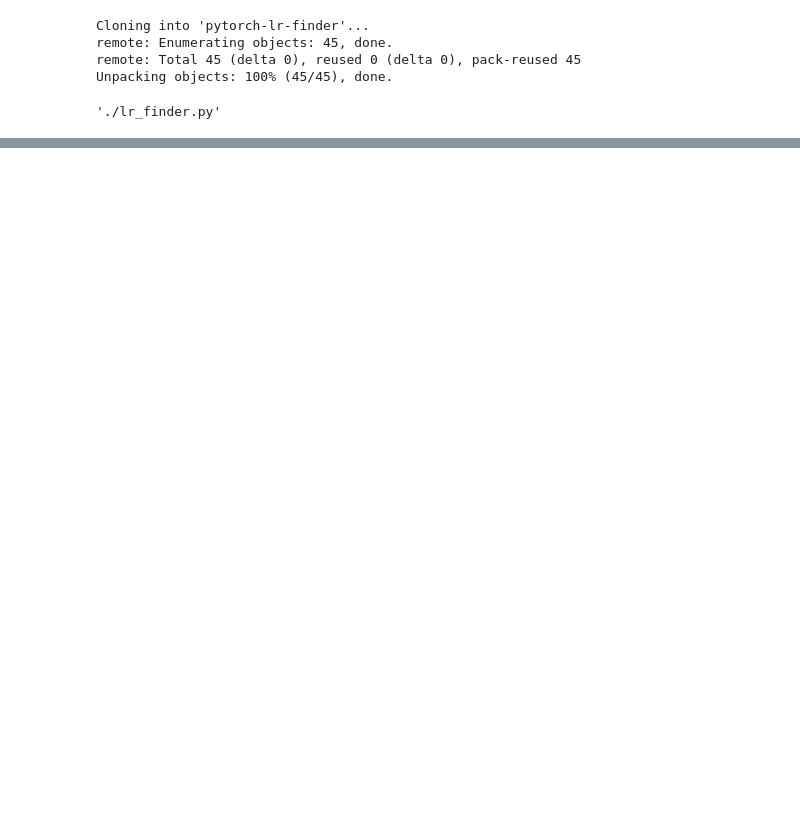
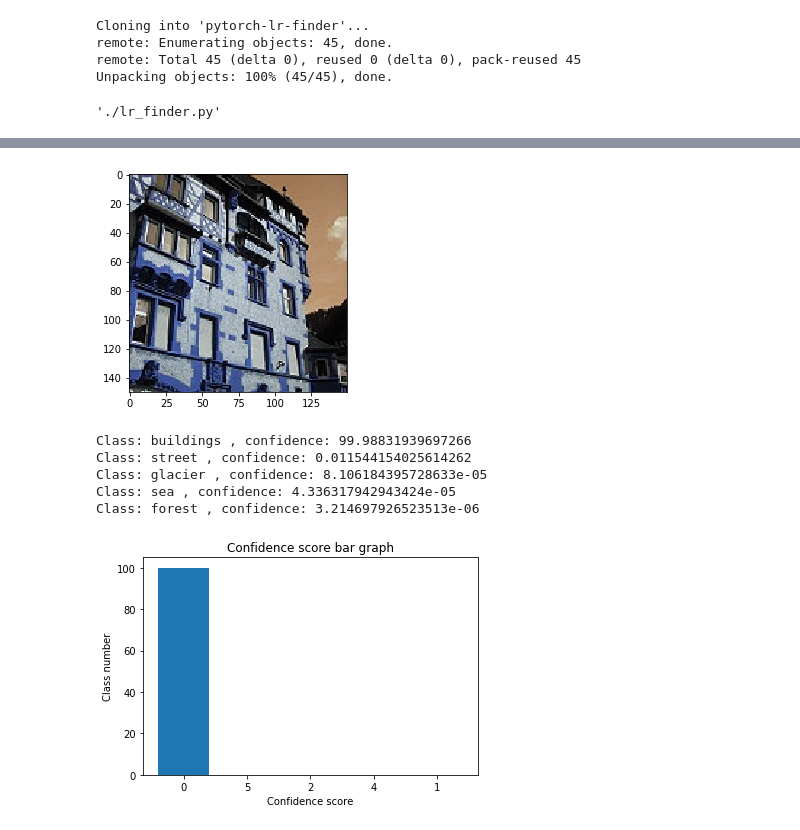
Before and after one commit to sanchit2843/MLBasics, a Jupyter notebook: IntelClassificationKaggle/Pytorch transfer learning tutorial [93%acc].ipynb, the cells around one changed output, grey strips where cells are left out. Saved outputs shown, nothing was run; the diff lists cells and outputs as text; code cells hidden in the pictures; blank space fills up the shorter version.

```diff
--- a/IntelClassificationKaggle/Pytorch transfer learning tutorial [93%acc].ipynb
+++ b/IntelClassificationKaggle/Pytorch transfer learning tutorial [93%acc].ipynb
@@ -506,0 +588,11 @@ Confusion matrix, without normalization
+# %%
+image = cv2.imread('/content/seg_pred/12347.jpg')
+pred = predict(classifier,image,device,encoder,test_transforms,inv_normalize)
+# %% [output]
+[figure, added]
+Class: buildings , confidence: 99.98831939697266
+Class: street , confidence: 0.011544154025614262
+Class: glacier , confidence: 8.106184395728633e-05
+Class: sea , confidence: 4.336317942943424e-05
+Class: forest , confidence: 3.214697926523513e-06
+[figure, added]
```
Also changed, not shown: parts of 13 cells of this notebook.
